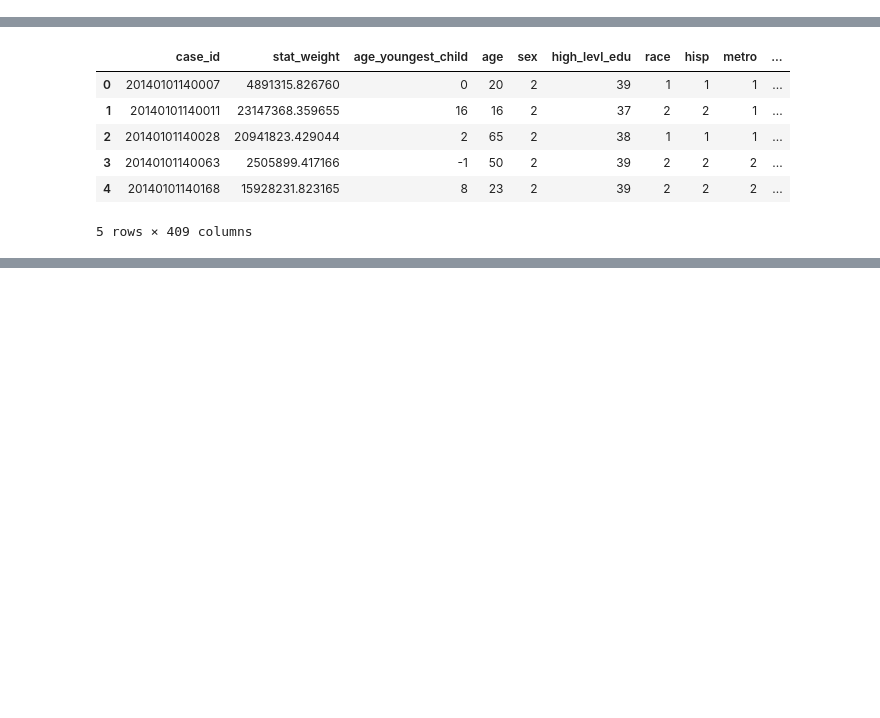
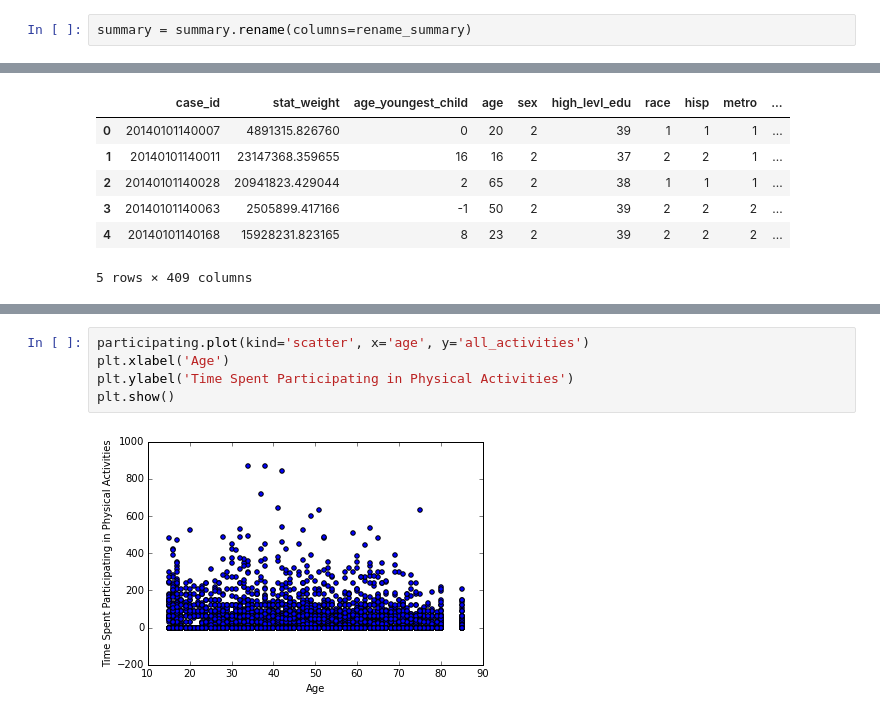
Before and after one commit to TylerKotkin/atus-analysis, a Jupyter notebook: atus_analysis.ipynb, the cells around one changed output, grey strips where cells are left out. Saved outputs shown, nothing was run; the diff lists cells and outputs as text; blank space fills up the shorter version.

```diff
--- a/atus_analysis.ipynb
+++ b/atus_analysis.ipynb
@@ -517,3 +23,5 @@ summary = summary.rename(columns={
+# %%
+summary = summary.rename(columns=rename_summary)
 # %%
 summary.head()
 # %% [output]
@@ -526,0 +121,7 @@ summary.head()
+# %%
+participating.plot(kind='scatter', x='age', y='all_activities')
+plt.xlabel('Age')
+plt.ylabel('Time Spent Participating in Physical Activities')
+plt.show()
+# %% [output]
+[figure, added]
```
Also changed, not shown: parts of 50 cells of this notebook.
